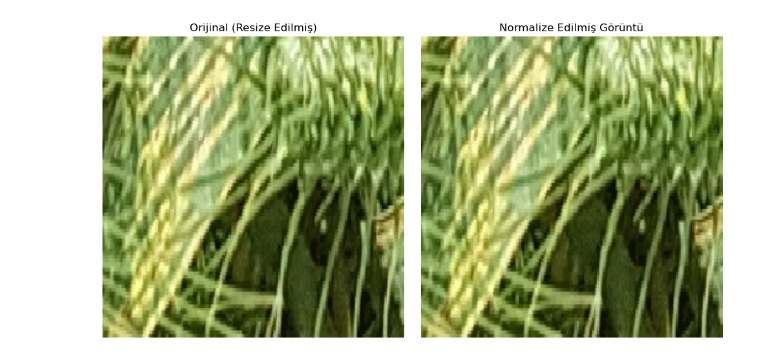
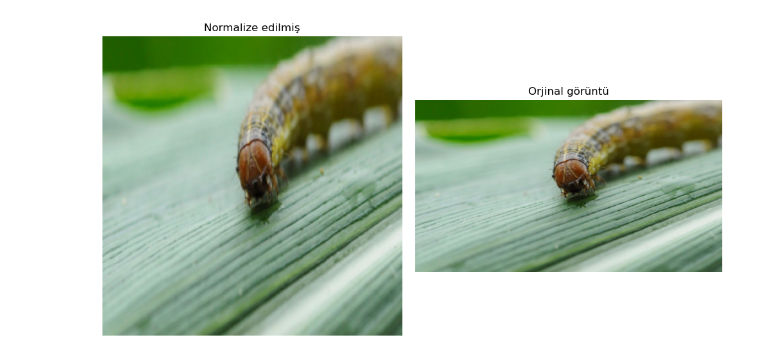
Before and after one commit to Abdulgaffar-glc/Bugday_Hastalik_Tespiti, a Jupyter notebook: Bugday_Hastalik_Verisinin_Normalizasyonu.ipynb, the cells around one changed output. Saved outputs shown, nothing was run; the diff lists cells and outputs as text; code cells hidden in the pictures.

```diff
--- a/Bugday_Hastalik_Verisinin_Normalizasyonu.ipynb
+++ b/Bugday_Hastalik_Verisinin_Normalizasyonu.ipynb
@@ -8,26 +8,28 @@ import matplotlib.pyplot as plt
 # %%
 dosya_yolu = r"C:\Users\gulic\Desktop\BİLGİ İŞLEM\Bugday\train"
 # %%
+hastalik_adi = random.choice(os.listdir(dosya_yolu))
 hastalik_adi = random.choice(os.listdir(dosya_yolu))
 tam_yol = os.path.join(dosya_yolu,hastalik_adi)
 resim = random.choice(os.listdir(tam_yol))
 resim_yolu = os.path.join(tam_yol,resim)
-resim_img = np.array(img.open(resim_yolu).convert("RGB").resize((244,244)), dtype=np.float32)/255
-arr_norm_uint8 = (resim_img * 255).astype(np.uint8)
-img_norm = Image.fromarray(arr_norm_uint8)
-plt.figure(figsize=(10, 5))
-
-plt.subplot(1, 2, 1)
-plt.title("Orijinal (Resize Edilmiş)")
-plt.imshow(resim_img)
-plt.axis("off")
-
-plt.subplot(1, 2, 2)
-plt.title("Normalize Edilmiş Görüntü")
-plt.imshow(img_norm)
-plt.axis("off")
-
-plt.tight_layout()
-plt.show()
+orginal = img.open(resim_yolu)
-# %% [output]
-[figure, removed]
+# %%
+resim_img = np.array(orginal.convert("RGB").resize((244,244)), dtype=np.float32)/255
+# %%
+plt.figure(figsize=(10, 5))
+
+plt.subplot(1, 2, 1)
+plt.title("Normalize edilmiş")
+plt.imshow(resim_img)
+plt.axis("off")
+
+plt.subplot(1, 2, 2)
+plt.title("Orjinal görüntü")
+plt.imshow(orginal)
+plt.axis("off")
+
+plt.tight_layout()
+plt.show()
+# %% [output]
+[figure, added]
```
